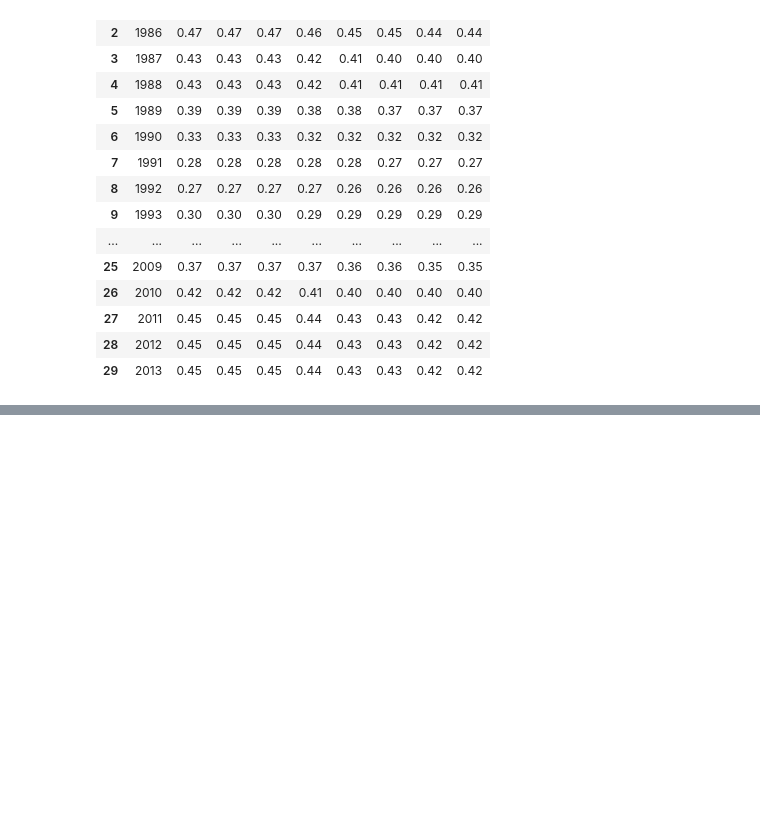
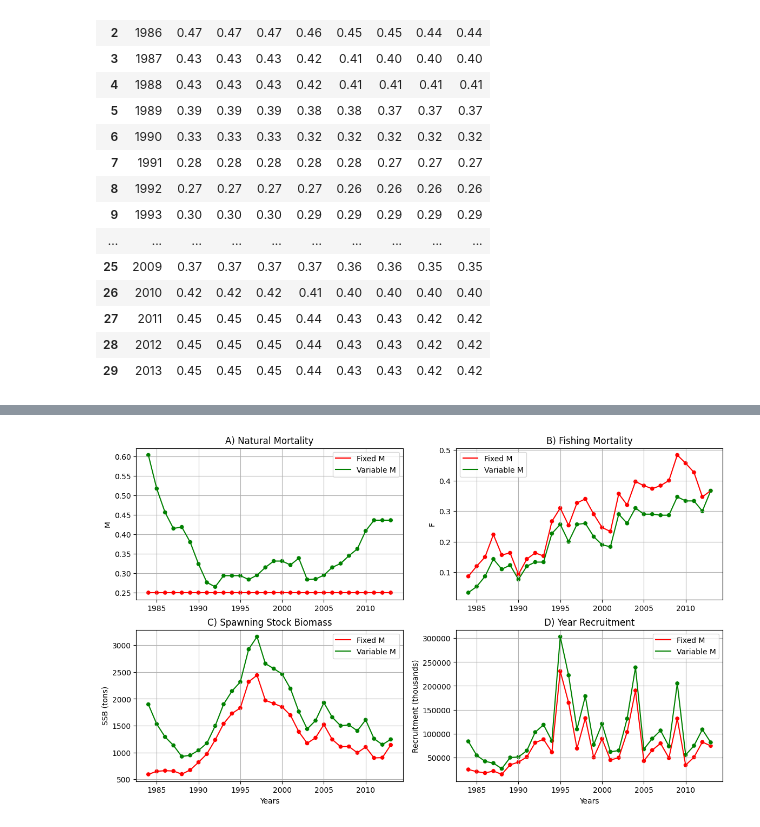
Before and after one commit to d2gex/fishery-analysis, a Jupyter notebook: src/python_R_qgis_samples.ipynb, the cells around one changed output, grey strips where cells are left out. Saved outputs shown, nothing was run; the diff lists cells and outputs as text; code cells hidden in the pictures; blank space fills up the shorter version.

Commit message:
Calculate F, SSB and R for both fixed and variable M

```diff
--- a/src/python_R_qgis_samples.ipynb
+++ b/src/python_R_qgis_samples.ipynb
@@ -511,0 +633,99 @@ vm
+# %%
+# Calculate ssb, rs and fm with fixed M
+ssb = f.copy()
+ssb[ssb.columns[1:]] = 0
+ssb.iloc[:, 1:] = w.iloc[:, 1:] * mat.iloc[:, 1:] * n.iloc[:, 1:]
+fm_rs_ssb = pd.DataFrame(data={'year': year_series,
+                               'ssb': ssb.iloc[:, 1:].sum(axis=1),
+                               'rs': n.iloc[:, 1],
+                               'fm': new_f.iloc[:, 3:6].mean(axis=1).values}) # note that to compute the fishing mortality we only take into account ages from 3 to 6
+
+# Calculate ssb, rs and fm with variable M
+ssb_vm = f.copy()
+ssb_vm[ssb.columns[1:]] = 0
+ssb_vm.iloc[:, 1:] = w.iloc[:, 1:] * mat.iloc[:, 1:] * n_vm.iloc[:, 1:]
+fm_rs_ssb_vm = pd.DataFrame(data={'year': year_series,
+                               'ssb': ssb_vm.iloc[:, 1:].sum(axis=1),
+                               'rs': n_vm.iloc[:, 1],
+                               'fm': new_f_vm.iloc[:, 3:6].mean(axis=1).values}) # note that to compute the fishing mortality we only take into account ages from 3 to 6
+# %%
+# Plot all M, F, SSB and R
+_, ax =plt.subplots(nrows=2, ncols=2, figsize=(14,8))
+
+# 1) Natural mortality comparison when M fixed vs variable
+mf_vs_mv = pd.DataFrame(data={'year': year_series, 'm': m.iloc[:, 1:].mean(axis=1), 'm_type': 'Fixed M'})
+mvar = pd.DataFrame(data={'year': year_series, 'm': vm.iloc[:, 1:].mean(axis=1), 'm_type': 'Variable M'})
+mf_vs_mv = pd.concat([mf_vs_mv, mvar], axis=0, keys=['m', 'm']).reset_index()
+
+sns.scatterplot(data=mf_vs_mv,
+                x = "year",
+                y="m",
+                hue='m_type',
+                palette=['r', 'g'],
+                ax = ax[0][0]).set(title = "A) Natural Mortality")
+sns.lineplot(data=mf_vs_mv, x='year', y='m', hue='m_type', palette=['r', 'g'], ax = ax[0][0])
+ax[0][0].legend(title= "M (variable vs fixed)")
+
+# 2) Fishing mortality comparison when M fixed vs variable
+ff_vs_fv = pd.DataFrame(data={'year': year_series, 'fm': fm_rs_ssb.fm, 'm_type': 'Fixed M'})
+fv = pd.DataFrame(data={'year': year_series, 'fm': fm_rs_ssb_vm.fm, 'm_type': 'Variable M'})
+ff_vs_fv = pd.concat([ff_vs_fv, fv], axis=0, keys=['fm', 'fm']).reset_index()
+
+sns.scatterplot(data=ff_vs_fv,
+                x = "year",
+                y="fm",
+                hue='m_type',
+                palette=['r', 'g'],
+                ax = ax[0][1]).set(title = "B) Fishing Mortality")
+sns.lineplot(data=ff_vs_fv, x='year', y='fm', hue='m_type', palette=['r', 'g'], ax = ax[0][1])
+ax[0][1].legend(title= "F (variable vs fixed)")
+
+
+# 3) SSB comparison when M fixed vs variable
+ssbf_vs_ssbv = pd.DataFrame(data={'year': year_series, 'ssb': fm_rs_ssb.ssb, 'm_type': 'Fixed M'})
+ssbv = pd.DataFrame(data={'year': year_series, 'ssb': fm_rs_ssb_vm.ssb, 'm_type': 'Variable M'})
+ssbf_vs_ssbv = pd.concat([ssbf_vs_ssbv, ssbv], axis=0, keys=['ssb', 'ssb']).reset_index()
+
+sns.scatterplot(data=ssbf_vs_ssbv,
+                x = "year",
+                y="ssb",
+                hue='m_type',
+                palette=['r', 'g'],
+                ax = ax[1][0]).set(title = "C) Spawning Stock Biomass")
+sns.lineplot(data=ssbf_vs_ssbv, x='year', y='ssb', hue='m_type', palette=['r', 'g'], ax = ax[1][0])
+ax[1][0].legend(title= "SSB (variable vs fixed)")
+
+# 4) Year Recruitment comparison when M fixed vs variable
+rsf_vs_rsbv = pd.DataFrame(data={'year': year_series, 'rs': fm_rs_ssb.rs, 'm_type': 'Fixed M'})
+rsv = pd.DataFrame(data={'year': year_series, 'rs': fm_rs_ssb_vm.rs, 'm_type': 'Variable M'})
+rsf_vs_rsbv = pd.concat([rsf_vs_rsbv, rsv], axis=0, keys=['rs', 'rs']).reset_index()
+
+sns.scatterplot(data=rsf_vs_rsbv,
+                x = "year",
+                y="rs",
+                hue='m_type',
+                palette=['r', 'g'],
+                ax = ax[1][1]).set(title = "D) Year Recruitment")
+sns.lineplot(data=rsf_vs_rsbv, x='year', y='rs', hue='m_type', palette=['r', 'g'], ax = ax[1][1])
+ax[1][1].legend(title= "SSB (variable vs fixed)")
+ax[1][1].legend(title= "Recruitment (variable vs fixed)")
+
+ax[0][0].set_xlabel('')
+ax[0][1].set_xlabel('')
+ax[1][0].set_xlabel('Years')
+ax[1][1].set_xlabel('Years')
+
+ax[0][0].set_ylabel('M')
+ax[0][1].set_ylabel('F')
+ax[1][0].set_ylabel('SSB (tons)')
+ax[1][1].set_ylabel('Recruitment (thousands)')
+
+
+# Remove dots legend
+for i in range(2):
+    for j in range(2):
+        handles, labels = ax[i][j].get_legend_handles_labels()
+        ax[i][j].legend(handles[2:], labels)
+        ax[i][j].grid()
+# %% [output]
+[figure, added]
```
Also changed, not shown: parts of 9 cells of this notebook.
